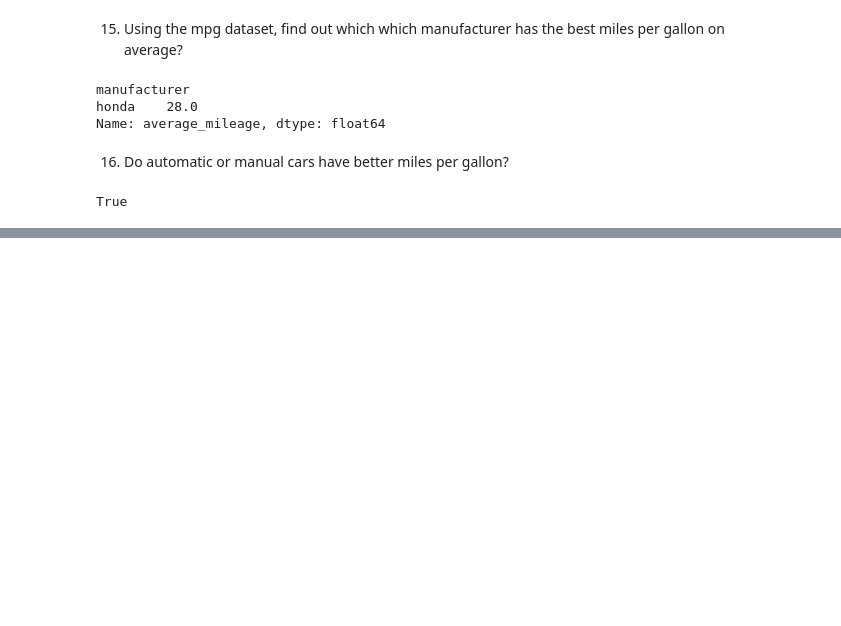
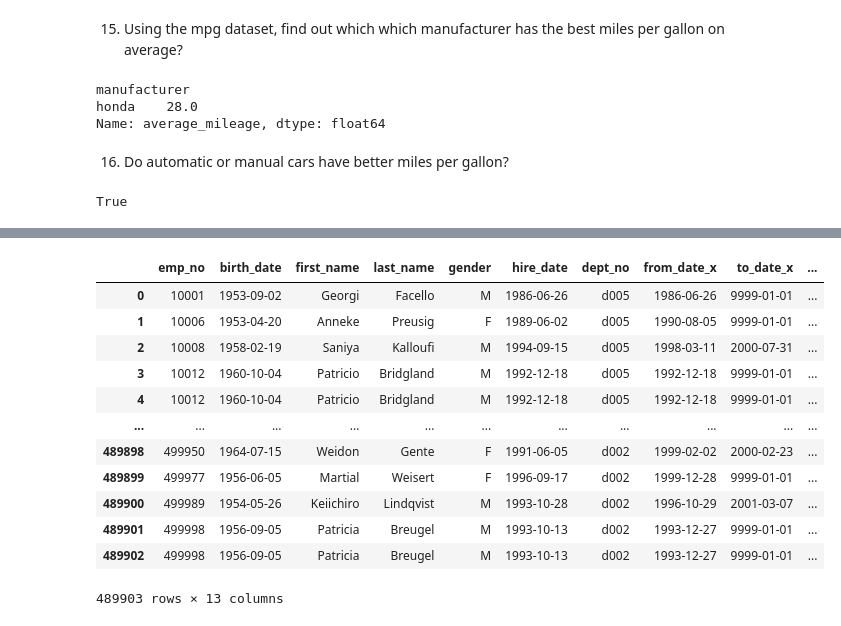
Before and after one commit to TheodoreQuansah/numpy-pandas-visualization-exercises, a Jupyter notebook: advanced_dataframes.ipynb, the cells around one changed output, grey strips where cells are left out. Cells and saved outputs as stored; diff of their text form; code cells hidden in the pictures; blank space fills up the shorter version.

```diff
--- a/advanced_dataframes.ipynb
+++ b/advanced_dataframes.ipynb
@@ -405,0 +510,24 @@ True
+# %%
+dept_emp_df = pd.read_sql(text(query), engine.connect())
+# %%
+employees = employees_df.merge(dept_emp_df, how = 'inner', left_on = 'emp_no', right_on = 'emp_no')
+# %%
+employees = employees.merge(departments_df, how = 'inner', left_on = 'dept_no', right_on = 'dept_no')
+# %%
+employees = employees.merge(titles_df, how = 'inner', left_on = 'emp_no', right_on = 'emp_no')
+# %%
+employees
+# %% [output]
+|  | emp_no | birth_date | first_name | last_name | gender | hire_date | dept_no | from_date_x | to_date_x | ... |
+| 0 | 10001 | 1953-09-02 | Georgi | Facello | M | 1986-06-26 | d005 | 1986-06-26 | 9999-01-01 | ... |
+| 1 | 10006 | 1953-04-20 | Anneke | Preusig | F | 1989-06-02 | d005 | 1990-08-05 | 9999-01-01 | ... |
+| 2 | 10008 | 1958-02-19 | Saniya | Kalloufi | M | 1994-09-15 | d005 | 1998-03-11 | 2000-07-31 | ... |
+| 3 | 10012 | 1960-10-04 | Patricio | Bridgland | M | 1992-12-18 | d005 | 1992-12-18 | 9999-01-01 | ... |
+| 4 | 10012 | 1960-10-04 | Patricio | Bridgland | M | 1992-12-18 | d005 | 1992-12-18 | 9999-01-01 | ... |
+| ... | ... | ... | ... | ... | ... | ... | ... | ... | ... | ... |
+| 489898 | 499950 | 1964-07-15 | Weidon | Gente | F | 1991-06-05 | d002 | 1999-02-02 | 2000-02-23 | ... |
+| 489899 | 499977 | 1956-06-05 | Martial | Weisert | F | 1996-09-17 | d002 | 1999-12-28 | 9999-01-01 | ... |
+| 489900 | 499989 | 1954-05-26 | Keiichiro | Lindqvist | M | 1993-10-28 | d002 | 1996-10-29 | 2001-03-07 | ... |
+| 489901 | 499998 | 1956-09-05 | Patricia | Breugel | M | 1993-10-13 | d002 | 1993-12-27 | 9999-01-01 | ... |
+| 489902 | 499998 | 1956-09-05 | Patricia | Breugel | M | 1993-10-13 | d002 | 1993-12-27 | 9999-01-01 | ... |
+489903 rows × 13 columns
```
Also changed, not shown: parts of 28 cells of this notebook.
